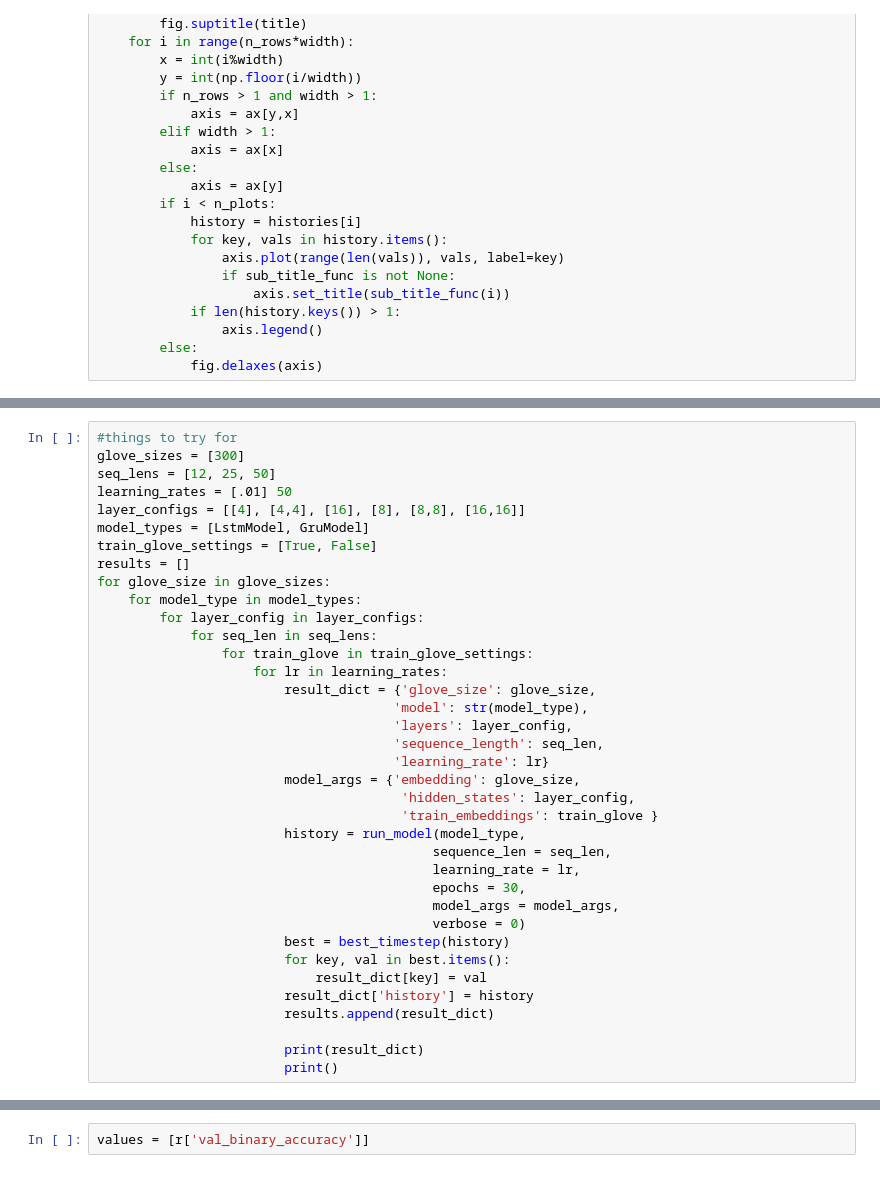
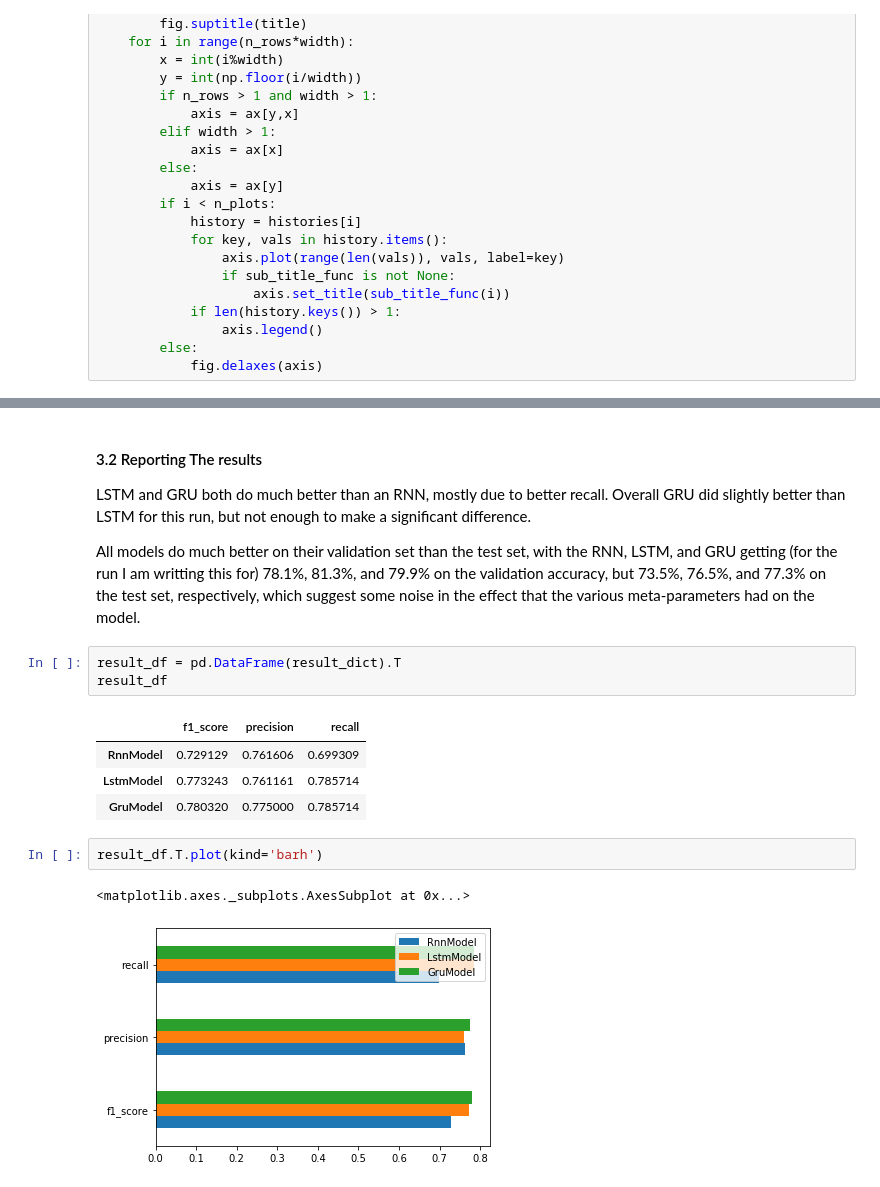
Before and after one commit to tehwentzel/DeepNLP_Homework, a Jupyter notebook: rt-polaritydata/Assignment 2.ipynb, the cells around one changed output, grey strips where cells are left out. Cells and saved outputs as stored; diff of their text form.

```diff
--- a/rt-polaritydata/Assignment 2.ipynb
+++ b/rt-polaritydata/Assignment 2.ipynb
@@ -446,37 +521,0 @@ pd.D
-# %%
-#things to try for
-glove_sizes = [300]
-seq_lens = [12, 25, 50]
-learning_rates = [.01] 50
-layer_configs = [[4], [4,4], [16], [8], [8,8], [16,16]]
-model_types = [LstmModel, GruModel]
-train_glove_settings = [True, False]
-results = []
-for glove_size in glove_sizes:
-    for model_type in model_types:
-        for layer_config in layer_configs:
-            for seq_len in seq_lens:
-                for train_glove in train_glove_settings:
-                    for lr in learning_rates:
-                        result_dict = {'glove_size': glove_size,
-                                      'model': str(model_type),
-                                      'layers': layer_config,
-                                      'sequence_length': seq_len,
-                                      'learning_rate': lr}
-                        model_args = {'embedding': glove_size,
-                                       'hidden_states': layer_config,
-                                       'train_embeddings': train_glove }
-                        history = run_model(model_type,
-                                           sequence_len = seq_len,
-                                           learning_rate = lr,
-                                           epochs = 30,
-                                           model_args = model_args,
-                                           verbose = 0)
-                        best = best_timestep(history)
-                        for key, val in best.items():
-                            result_dict[key] = val
-                        result_dict['history'] = history
-                        results.append(result_dict)
-
-                        print(result_dict)
-                        print()
@@ -498,2 +522,18 @@ KeyboardInterrupt:
-# %%
-values = [r['val_binary_accuracy']]
+# %% [markdown]
+#### 3.2  Reporting The results
+LSTM and GRU both do much better than an RNN, mostly due to better recall.  Overall GRU did slightly better than LSTM for this run, but not enough to make a significant difference.
+
+All models do much better on their validation set than the test set, with the RNN, LSTM, and GRU getting (for the run I am writting this for) 78.1%, 81.3%, and 79.9% on the validation accuracy, but 73.5%, 76.5%, and 77.3% on the test set, respectively, which suggest some noise in the effect that the various meta-parameters had on the model.
+# %%
+result_df = pd.DataFrame(result_dict).T
+result_df
+# %% [output]
+|  | f1_score | precision | recall |
+| RnnModel | 0.729129 | 0.761606 | 0.699309 |
+| LstmModel | 0.773243 | 0.761161 | 0.785714 |
+| GruModel | 0.780320 | 0.775000 | 0.785714 |
+# %%
+result_df.T.plot(kind='barh')
+# %% [output]
+<matplotlib.axes._subplots.AxesSubplot at 0x...>
+[figure, added]
```
Also changed, not shown: parts of 41 cells of this notebook, 1 other file.
